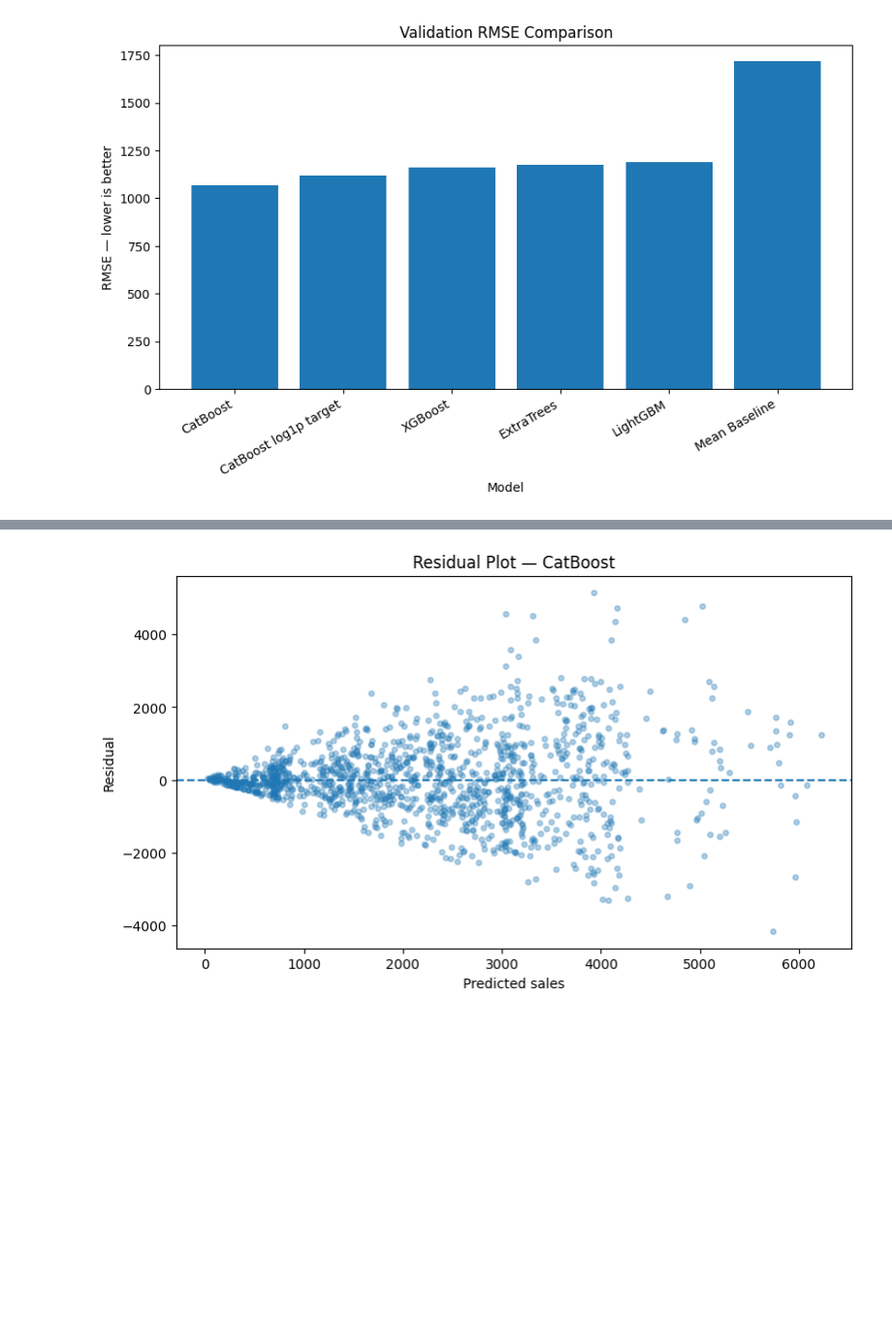
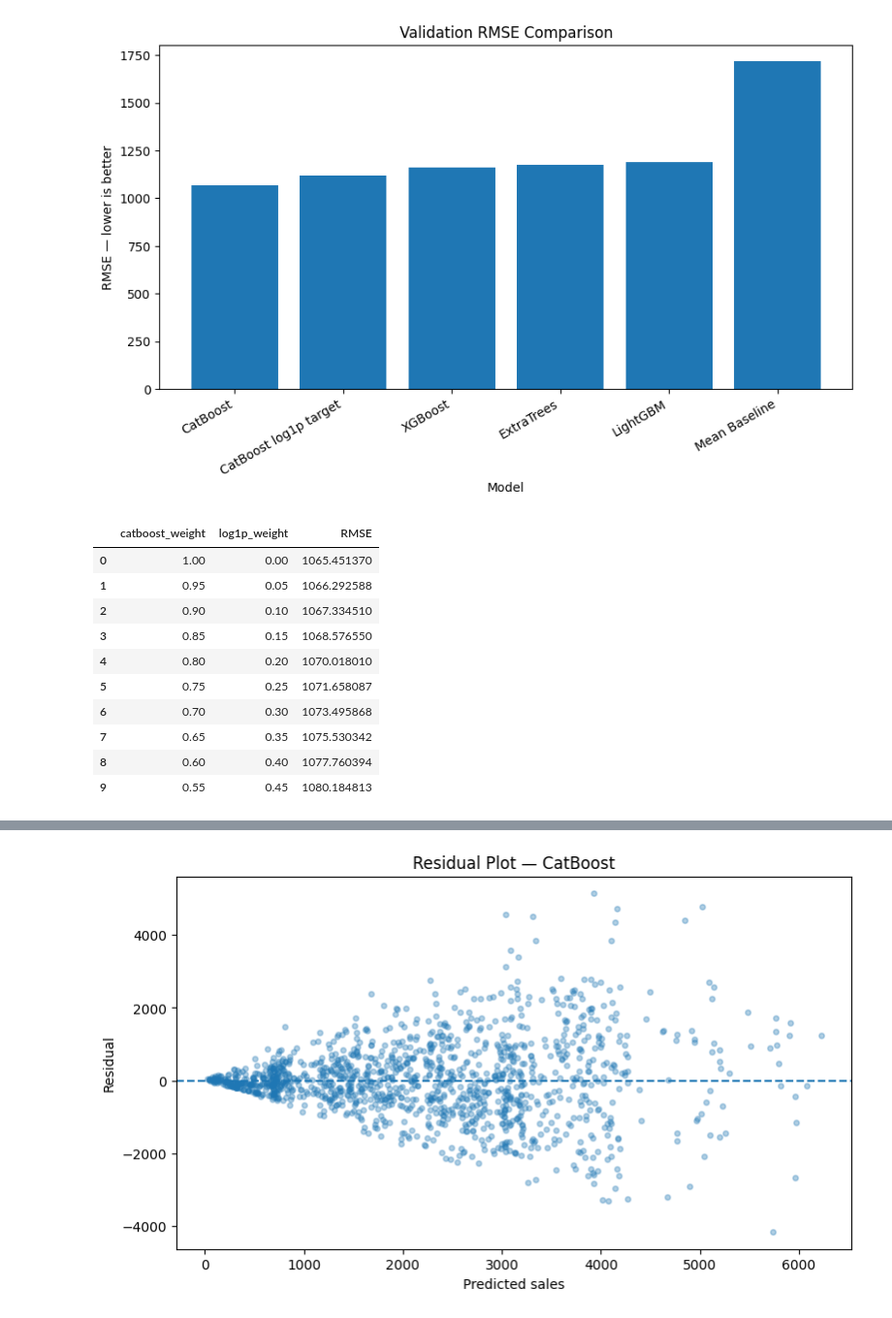
Before and after one commit to AbidemiDataDriven/AbidemiDataDriven, a Jupyter notebook: abidemi-s-dsn-bootcamp-notebbok26.ipynb, the cells around one changed output, grey strips where cells are left out. Shown at 97% size. Drawn from its saved outputs; the diff is of its cells as text; code cells hidden in the pictures; blank space fills up the shorter version.

```diff
--- a/abidemi-s-dsn-bootcamp-notebbok26.ipynb
+++ b/abidemi-s-dsn-bootcamp-notebbok26.ipynb
@@ -661,6 +666,13 @@ y_valid: (1364,)
 
 def evaluate_regression(y_true, pred, name="Model"):
     pred = np.asarray(pred)
+
+    if len(y_true) != len(pred):
+        raise ValueError(
+            f"{name}: y_true and predictions have different lengths: "
+            f"{len(y_true)} vs {len(pred)}"
+        )
+
     rmse = np.sqrt(mean_squared_error(y_true, pred))
     mae = mean_absolute_error(y_true, pred)
     r2 = r2_score(y_true, pred)
@@ -672,11 +684,12 @@ def evaluate_regression(y_true, pred, name="Model"):
         "R2": r2,
     }
 
-results = []
+single_model_results = []
 
 def record_result(y_true, pred, name):
-    global results
-    results.append(evaluate_regression(y_true, pred, name))
+    single_model_results.append(
+        evaluate_regression(y_true, pred, name)
+    )
 # %%
 # ============================================================
 # 21. Baseline: predict training mean
@@ -1226,3 +1096,47 @@ plt.show()
 | 4 | LightGBM | 1190.310746 | 833.912883 | 0.518782 |
 | 5 | Mean Baseline | 1716.866299 | 1354.243717 | -0.001139 |
 [figure]
+# %%
+# ============================================================
+# 32. Optimize CatBoost + log1p CatBoost blend
+# ============================================================
+
+blend_cat_log_results = []
+
+if catboost_available and "cat_pred" in globals() and "cat_log_pred" in globals():
+    for w in np.arange(0.0, 1.01, 0.05):
+        blend_pred = (
+            w * np.asarray(cat_pred) +
+            (1 - w) * np.asarray(cat_log_pred)
+        )
+
+        blend_cat_log_results.append({
+            "catboost_weight": round(float(w), 2),
+            "log1p_weight": round(float(1 - w), 2),
+            "RMSE": np.sqrt(
+                mean_squared_error(y_valid, blend_pred)
+            ),
+        })
+
+    blend_cat_log_df = (
+        pd.DataFrame(blend_cat_log_results)
+        .sort_values("RMSE")
+        .reset_index(drop=True)
+    )
+
+    display(blend_cat_log_df.head(10))
+else:
+    blend_cat_log_df = pd.DataFrame()
+    print("CatBoost/log1p blend skipped: required predictions unavailable.")
+# %% [output]
+|  | catboost_weight | log1p_weight | RMSE |
+| 0 | 1.00 | 0.00 | 1065.451370 |
+| 1 | 0.95 | 0.05 | 1066.292588 |
+| 2 | 0.90 | 0.10 | 1067.334510 |
+| 3 | 0.85 | 0.15 | 1068.576550 |
+| 4 | 0.80 | 0.20 | 1070.018010 |
+| 5 | 0.75 | 0.25 | 1071.658087 |
+| 6 | 0.70 | 0.30 | 1073.495868 |
+| 7 | 0.65 | 0.35 | 1075.530342 |
+| 8 | 0.60 | 0.40 | 1077.760394 |
+| 9 | 0.55 | 0.45 | 1080.184813 |
```
Also changed, not shown: parts of 23 cells of this notebook.
